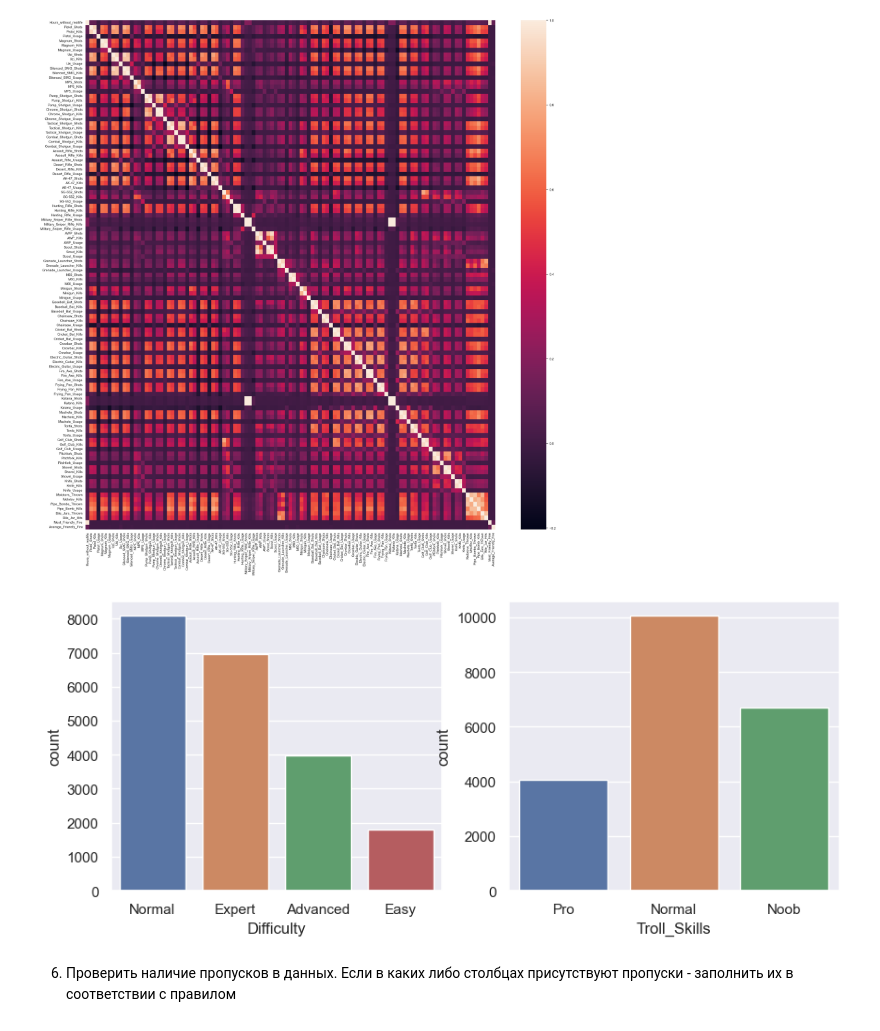
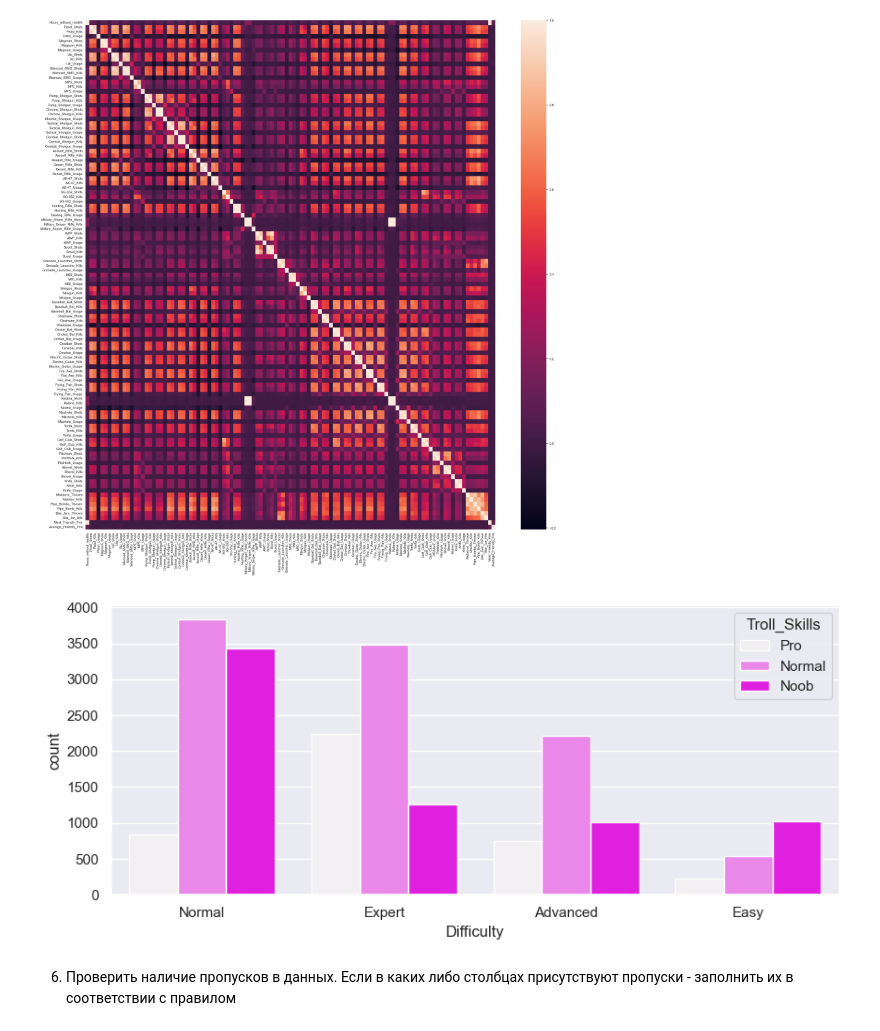
Before and after one commit to Cheburilla/Practicum-Python, a Jupyter notebook: Pr6_Safronov_MO_211.ipynb, the cells around one changed output. Cells and saved outputs as stored; diff of their text form; code cells hidden in the pictures.

```diff
--- a/Pr6_Safronov_MO_211.ipynb
+++ b/Pr6_Safronov_MO_211.ipynb
@@ -129,19 +129,16 @@ plt.savefig('4.png')
 # %%
 f = plt.figure(figsize=(10,4))
 def mapper(value):
   if value > 100:
     return "Pro"
   elif value > 40:
     return "Normal"
   else: return "Noob"
 df["Troll_Skills"] = df["Average_Friendly_Fire"].map(mapper)
-plt.subplot(1, 2, 1)
-sns.countplot(x='Difficulty', data=df)
-plt.subplot(1, 2, 2)
-sns.countplot(x='Troll_Skills', data=df)
+sns.countplot(x = df["Difficulty"], hue=df["Troll_Skills"], color="magenta")
 plt.savefig('5.png')
 # %% [output]
-[figure, old version]
+[figure, new version]
 # %% [markdown]
 6. Проверить наличие пропусков в данных. Если в каких либо столбцах присутствуют пропуски - заполнить их в соответствии с правилом
 # %%
```
Also changed, not shown: parts of 2 cells of this notebook, 3 other files.
